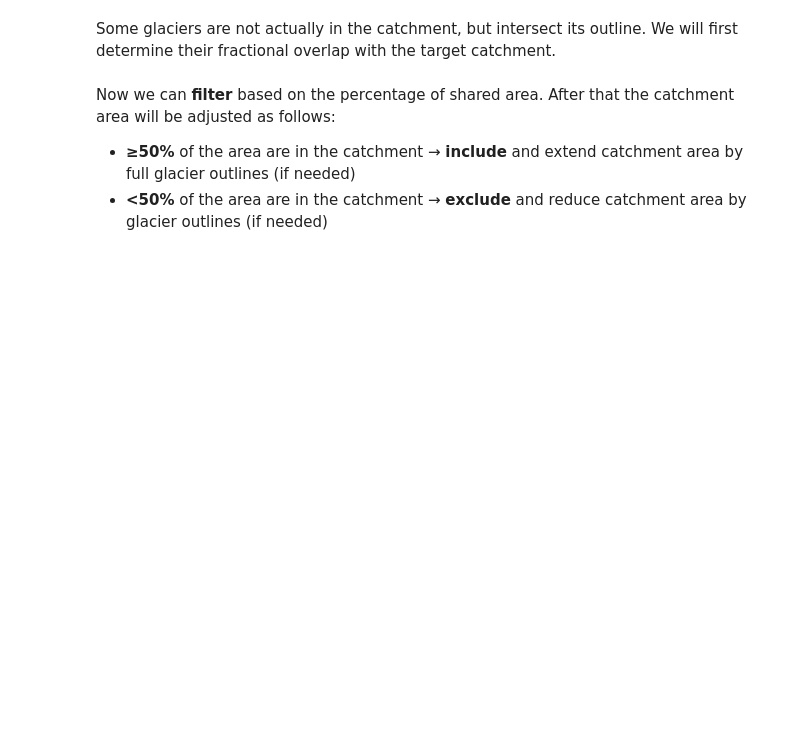
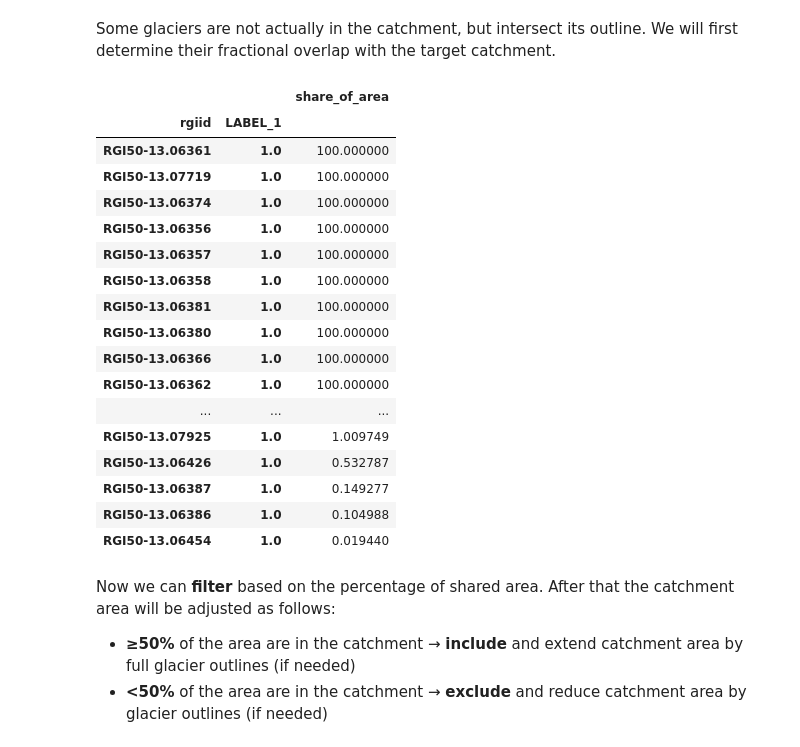
Before and after one commit to phiscu/matilda_edu, a Jupyter notebook: Notebook1_Catchment_delineation.ipynb, the cells around one changed output. Saved outputs shown, nothing was run; the diff lists cells and outputs as text; code cells hidden in the pictures; blank space fills up the shorter version.

```diff
--- a/Notebook1_Catchment_delineation.ipynb
+++ b/Notebook1_Catchment_delineation.ipynb
@@ -385,45 +414,3 @@ In the next step, the glacier inventory outlines for the determined RGI region w
 <div class="alert alert-block alert-info">
 <b>Note:</b>
  Depending on the region and bandwidth, this might take 1 min or longer.</div>
-# %%
-%%time
-
-import urllib.request
-import fsspec
-import re
-
-if rgi_region != None:
-    url = "https://www.glims.org/RGI/rgi60_files/"  # Replace with the URL of your web server
-    html_page = urllib.request.urlopen(url)
-    html_content = html_page.read().decode("utf-8")
-    print('Reading Randolph Glacier Inventory 6.0 in GLIMS database...')
-
-    # Use regular expressions to find links to files
-    pattern = re.compile(r'href="([^"]+\.zip)"')
-    file_links = pattern.findall(html_content)
-
-    for file in file_links:
-        splits = file.split("_")
-        if splits[0] != str(rgi_region):
-            continue
-
-        # starting scanning regions
-        regionname = splits[0] + " (" + splits[2].split(".")[0] + ")"
-        print(f'Locating glacier outlines in RGI Region {regionname}...')
-
-        # read zip into dataframe
-        print('Loading shapefiles...')
-        path = f"simplecache::{url + file}"
-        print('Path:', path)
-        with fsspec.open(path) as file:
-            rgi = gpd.read_file(file)
-
-        if rgi.crs != catchment.crs:
-            print("CRS adjusted")
-            catchment = catchment.to_crs(rgi.crs)
-
-        # check whether catchment intersects with glaciers of region
-        print('Perform spatial join...')
-        rgi_catchment = gpd.sjoin(rgi, catchment, how='inner', predicate='intersects')
-        if len(rgi_catchment.index) > 0:
-            print(f'{len(rgi_catchment.index)} outlines loaded from RGI Region {regionname}\n')
@@ -432,16 +495,35 @@ Some glaciers are not actually in the catchment, but intersect its outline. We w
 # %%
 # intersects selects too many. calculate percentage of glacier area that is within catchment
 rgi_catchment['rgi_area'] = rgi_catchment.to_crs(crs).area
 
 gdf_joined = gpd.overlay(catchment, rgi_catchment, how='union')
 gdf_joined['area_joined'] = gdf_joined.to_crs(crs).area
 gdf_joined['share_of_area'] = (gdf_joined['area_joined'] / gdf_joined['rgi_area'] * 100)
 
 results = (gdf_joined
-           .groupby(['RGIId', 'LABEL_1'])
+           .groupby(['rgiid', 'LABEL_1'])
            .agg({'share_of_area': 'sum'}))
 
 display(results.sort_values(['share_of_area'], ascending=False))
+# %% [output]
+|  |  | share_of_area |
+| rgiid | LABEL_1 |  |
+| RGI50-13.06361 | 1.0 | 100.000000 |
+| RGI50-13.07719 | 1.0 | 100.000000 |
+| RGI50-13.06374 | 1.0 | 100.000000 |
+| RGI50-13.06356 | 1.0 | 100.000000 |
+| RGI50-13.06357 | 1.0 | 100.000000 |
+| RGI50-13.06358 | 1.0 | 100.000000 |
+| RGI50-13.06381 | 1.0 | 100.000000 |
+| RGI50-13.06380 | 1.0 | 100.000000 |
+| RGI50-13.06366 | 1.0 | 100.000000 |
+| RGI50-13.06362 | 1.0 | 100.000000 |
+| ... | ... | ... |
+| RGI50-13.07925 | 1.0 | 1.009749 |
+| RGI50-13.06426 | 1.0 | 0.532787 |
+| RGI50-13.06387 | 1.0 | 0.149277 |
+| RGI50-13.06386 | 1.0 | 0.104988 |
+| RGI50-13.06454 | 1.0 | 0.019440 |
 # %% [markdown]
 Now we can **filter** based on the percentage of shared area. After that the catchment area will be adjusted as follows:
 
```
Also changed, not shown: parts of 26 cells of this notebook.
